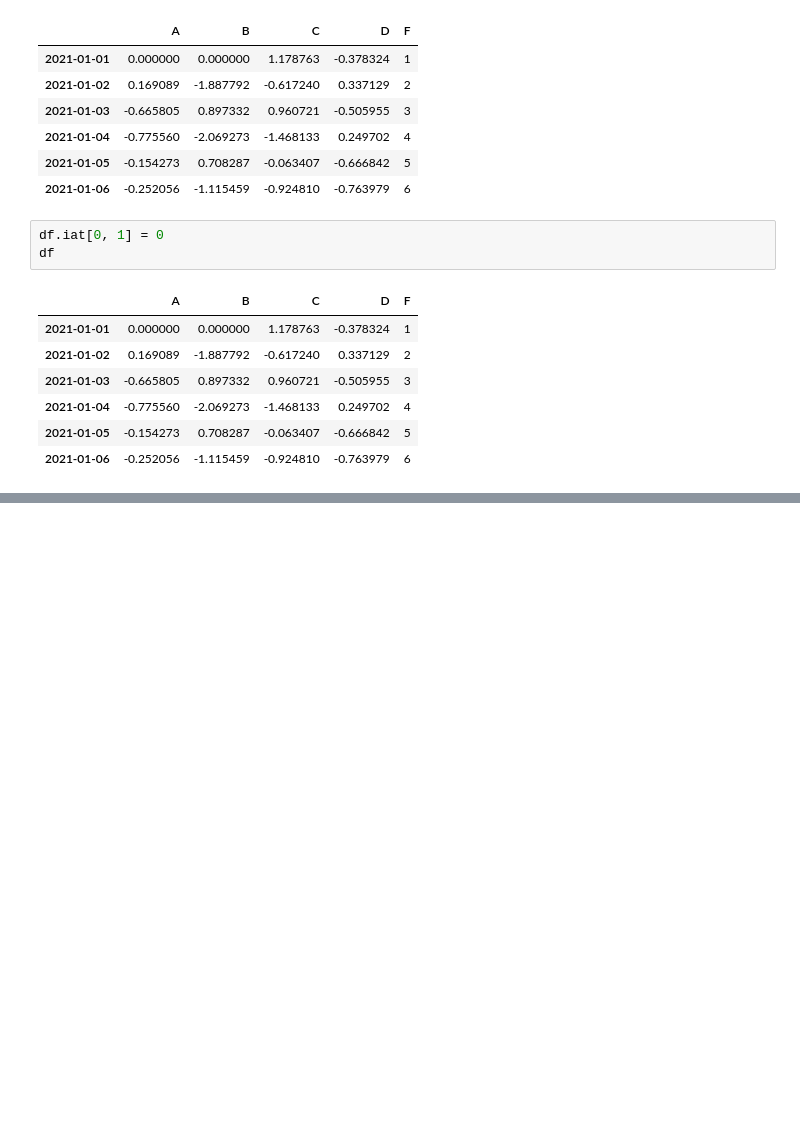
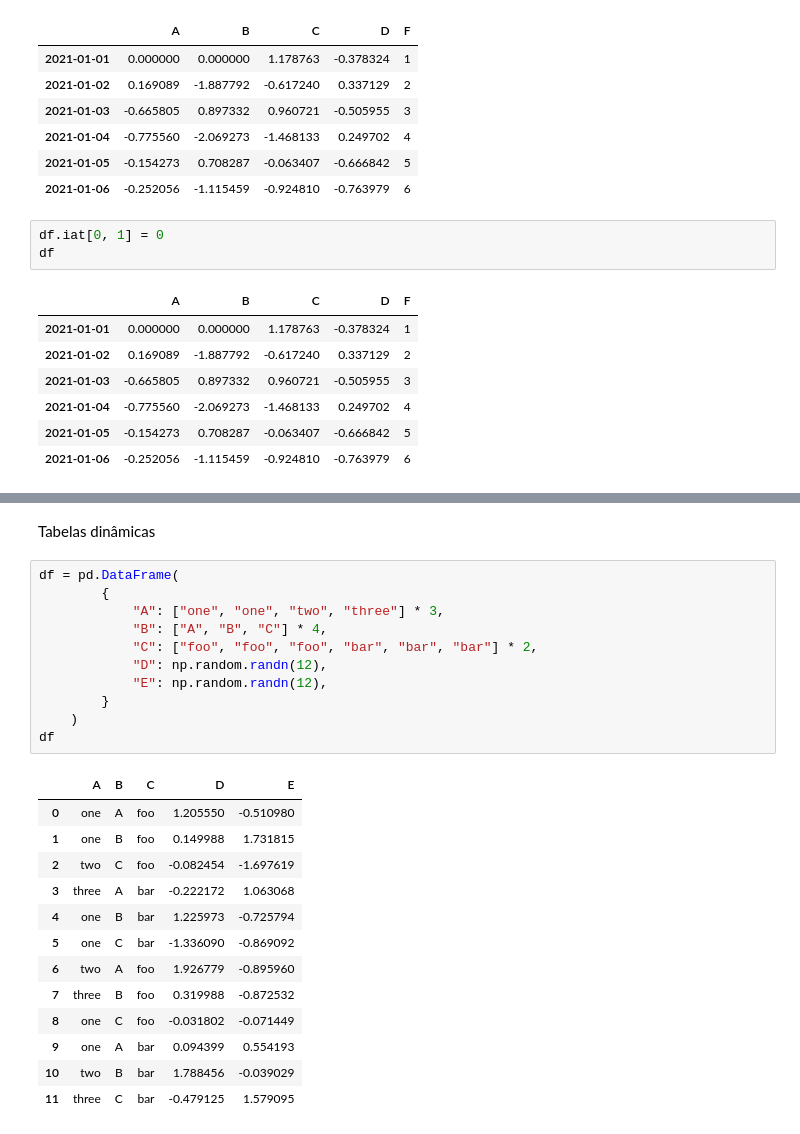
Before and after one commit to vilquer/Python, a Jupyter notebook: Tutorial_Pandas/10_,inutos_para_Pandas.ipynb, the cells around one changed output, grey strips where cells are left out. Cells and saved outputs as stored; diff of their text form; blank space fills up the shorter version.

```diff
--- a/Tutorial_Pandas/10_,inutos_para_Pandas.ipynb
+++ b/Tutorial_Pandas/10_,inutos_para_Pandas.ipynb
@@ -406,0 +861,27 @@ df
+# %% [markdown]
+Tabelas dinâmicas
+# %%
+df = pd.DataFrame(
+        {
+            "A": ["one", "one", "two", "three"] * 3,
+            "B": ["A", "B", "C"] * 4,
+            "C": ["foo", "foo", "foo", "bar", "bar", "bar"] * 2,
+            "D": np.random.randn(12),
+            "E": np.random.randn(12),
+        }
+    )
+df
+# %% [output]
+|  | A | B | C | D | E |
+| 0 | one | A | foo | 1.205550 | -0.510980 |
+| 1 | one | B | foo | 0.149988 | 1.731815 |
+| 2 | two | C | foo | -0.082454 | -1.697619 |
+| 3 | three | A | bar | -0.222172 | 1.063068 |
+| 4 | one | B | bar | 1.225973 | -0.725794 |
+| 5 | one | C | bar | -1.336090 | -0.869092 |
+| 6 | two | A | foo | 1.926779 | -0.895960 |
+| 7 | three | B | foo | 0.319988 | -0.872532 |
+| 8 | one | C | foo | -0.031802 | -0.071449 |
+| 9 | one | A | bar | 0.094399 | 0.554193 |
+| 10 | two | B | bar | 1.788456 | -0.039029 |
+| 11 | three | C | bar | -0.479125 | 1.579095 |
```
Also changed, not shown: parts of 84 cells of this notebook.
